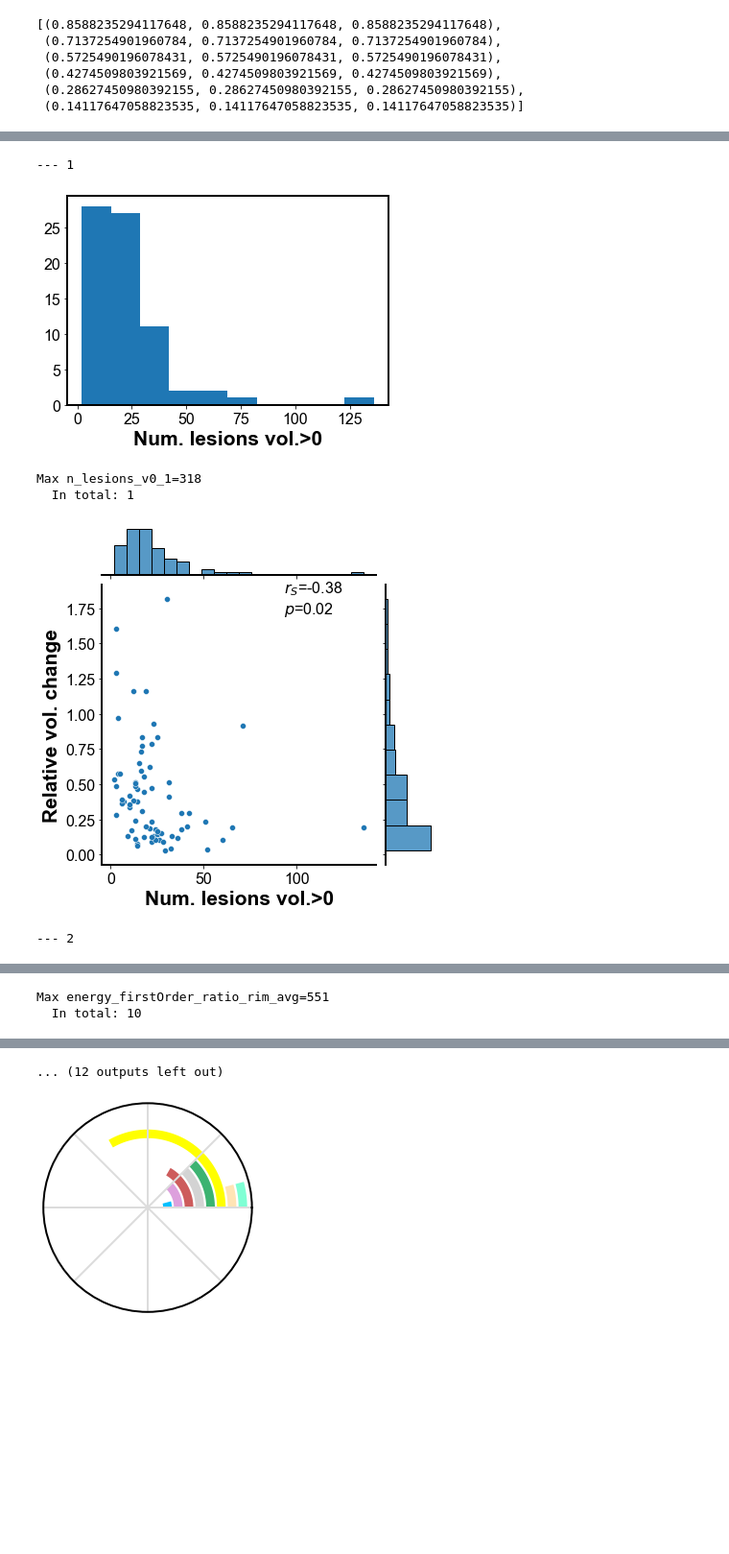
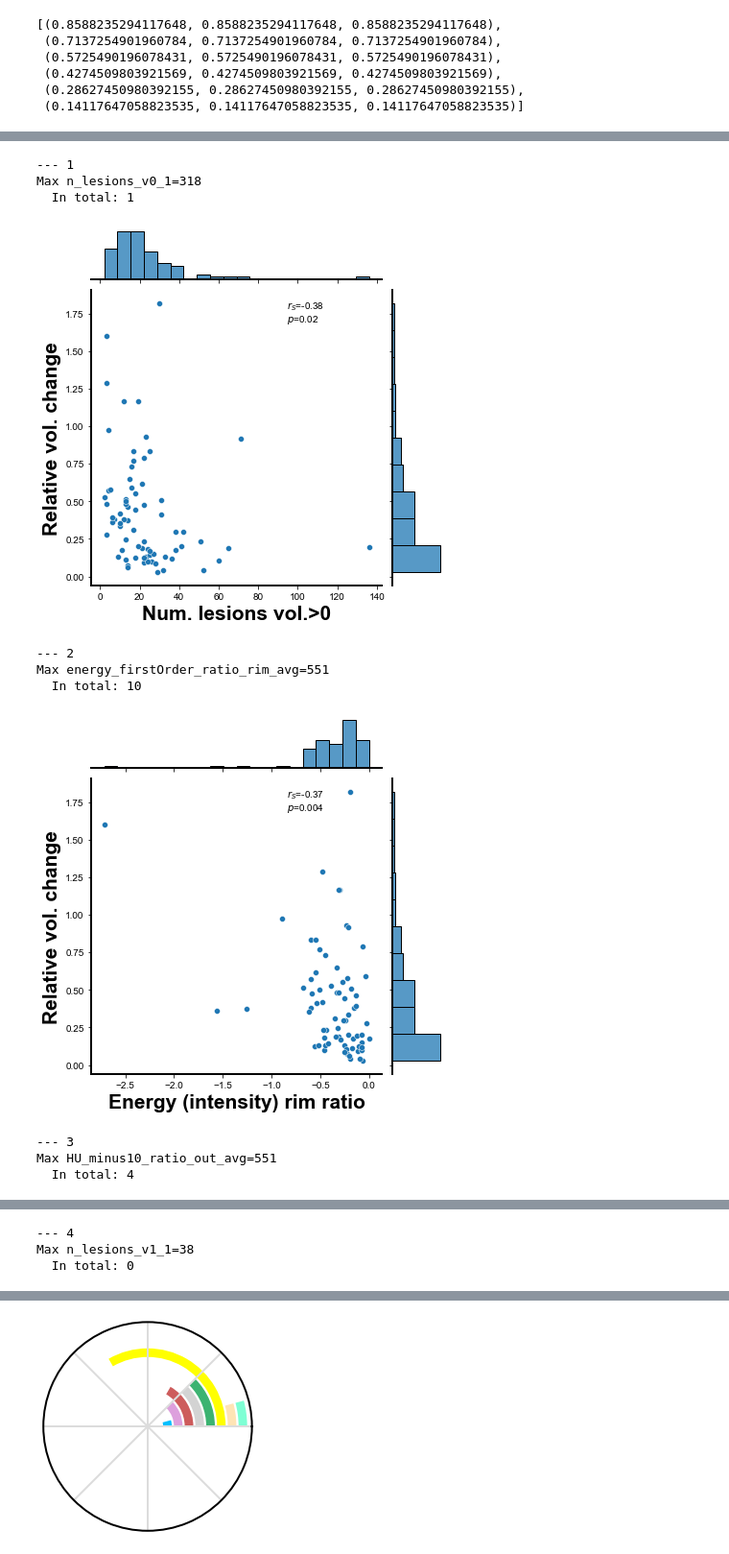
Before and after one commit to micrisor/OvarianIntegration, a Jupyter notebook: figures/Figure_2.ipynb, the cells around one changed output, grey strips where cells are left out. Shown: that part at 96% size. Drawn from its saved outputs; the diff is of its cells as text; code cells hidden in the pictures; blank space fills up the shorter version.

```diff
--- a/figures/Figure_2.ipynb
+++ b/figures/Figure_2.ipynb
@@ -352,6 +289,10 @@ from statsmodels.stats.multitest import multipletests
 def round_to_1(x):
     return round(x, -int(np.floor(np.log10(abs(x)))))
 # %%
+# Clear output file
+open('source-data/figure_2b_scatter.txt', 'w').close()
+
+# And generate plots
 summary_feats = []
 for c in np.unique(fl):
     print('---',c)
@@ -363,39 +304,45 @@ for c in np.unique(fl):
     for f in feats:
         r,p = spearmanr(df[f].values, df['relative_change'].values)
         all_abs_rs.append(np.abs(r))
         all_ps.append(p)
 
     sel_ind = np.argmax(all_abs_rs)
     sel_feat = feats[sel_ind]
 
     summary_feats.append(sel_feat)
 
     # Plot
-    plt.hist(df[sel_feat].values)
-    plt.xlabel(nice_feats[sel_ind])
-    plt.show()
+    #plt.hist(df[sel_feat].values)
+    #plt.xlabel(nice_feats[sel_ind])
+    #plt.show()
 
     max_id = np.argmax(df[sel_feat].values)
     max_index = df.loc[df.index.values[max_id], 'id']
     print('Max {}={}'.format(sel_feat,max_index))
 
     g = sns.jointplot(
         data=df,
         x=sel_feat, y="relative_change", kind='scatter')
 
     r,p = spearmanr(df[sel_feat], df['relative_change'])
-    #print(r,p,all_abs_rs[sel_ind],all_ps[sel_ind])
     corr_ps = multipletests(all_ps,method='fdr_bh')
     corr_p = corr_ps[1][sel_ind]
     print('  In total: {}'.format(np.sum(corr_ps[1]<=0.05)))
 
     g.set_axis_labels(feat_dic[sel_feat], 'Relative vol. change')
     g.fig.text(0.6, 0.75, '$r_S$={:.2f}\n$p$={}'.format(r,round_to_1(corr_p)))
     plt.show()
+
+    df[[sel_feat,'relative_change']].to_csv('source-data/figure_2b_scatter.txt', mode='a')
 # %% [output]
 --- 1
+Max n_lesions_v0_1=318
+  In total: 1
-[figure, old version]
+[figure, new version]
-Max n_lesions_v0_1=318
-  In total: 1
+--- 2
+Max energy_firstOrder_ratio_rim_avg=551
+  In total: 10
-[figure, old version]
+[figure, new version]
---- 2
+--- 3
+Max HU_minus10_ratio_out_avg=551
+  In total: 4
@@ -403,2 +350,3 @@ Max n_lesions_v0_1=318
-Max energy_firstOrder_ratio_rim_avg=551
-  In total: 10
+--- 4
+Max n_lesions_v1_1=38
+  In total: 0
@@ -411,4 +362,3 @@ Max HU_minus10_ratio_out_avg=551
-... (12 outputs left out)
 # %%
 df_test = df.copy()
 df_test['relative_change_stratified'] = df_test['relative_change']>np.median(df_test['relative_change'])
```
Also changed, not shown: parts of 7 cells of this notebook, 2 other files.
